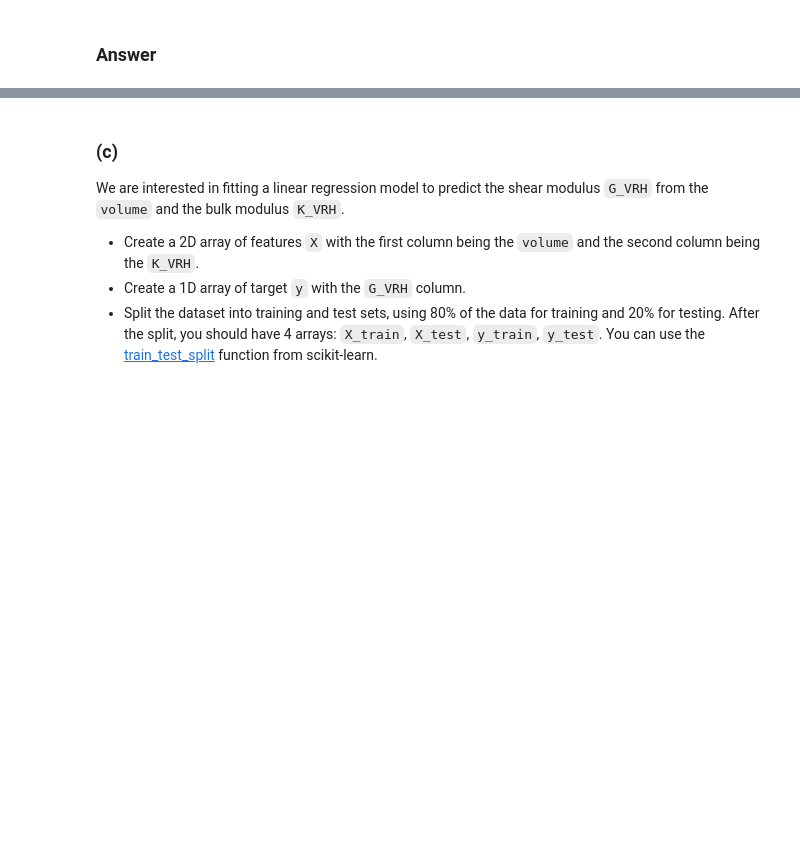
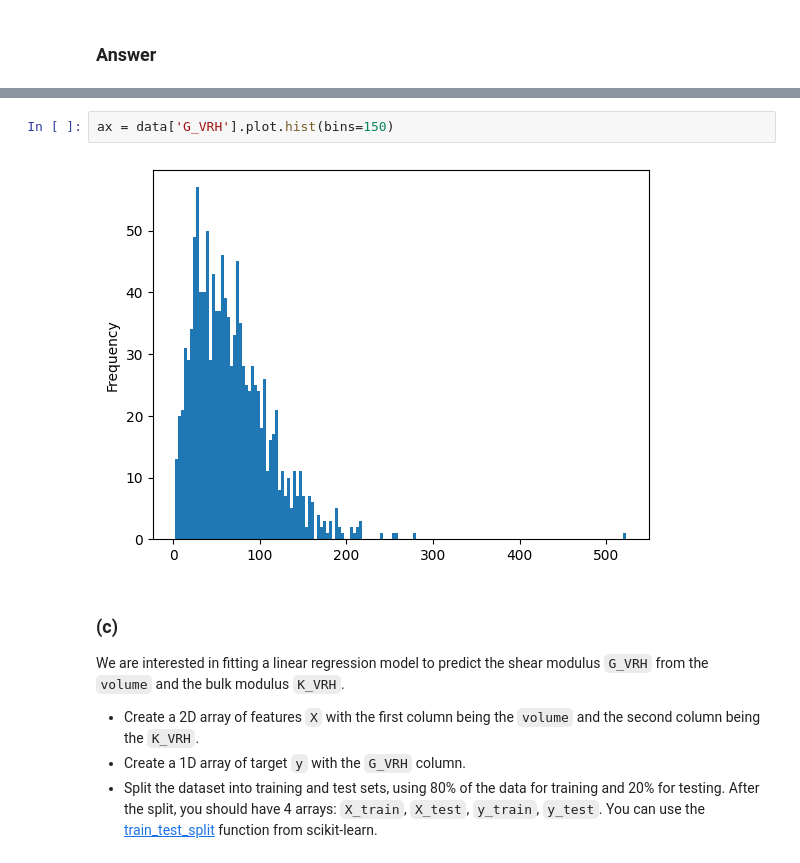
Before and after one commit to tieuandpepper/CHEE6397_HWs, a Jupyter notebook: HW1/hw1-Kevin_Tieu-1902070.ipynb, the cells around one changed output, grey strips where cells are left out. Drawn from its saved outputs; the diff is of its cells as text; blank space fills up the shorter version.

```diff
--- a/HW1/hw1-Kevin_Tieu-1902070.ipynb
+++ b/HW1/hw1-Kevin_Tieu-1902070.ipynb
@@ -128,3 +185,7 @@ Index(['material_id', 'formula', 'volume', 'structure', 'G_Voigt', 'G_Reuss',
+# %%
+ax = data['G_VRH'].plot.hist(bins=150)
+# %% [output]
+[figure, added]
 # %% [markdown]
 ### (c)
 
```
Also changed, not shown: parts of 8 cells of this notebook.
